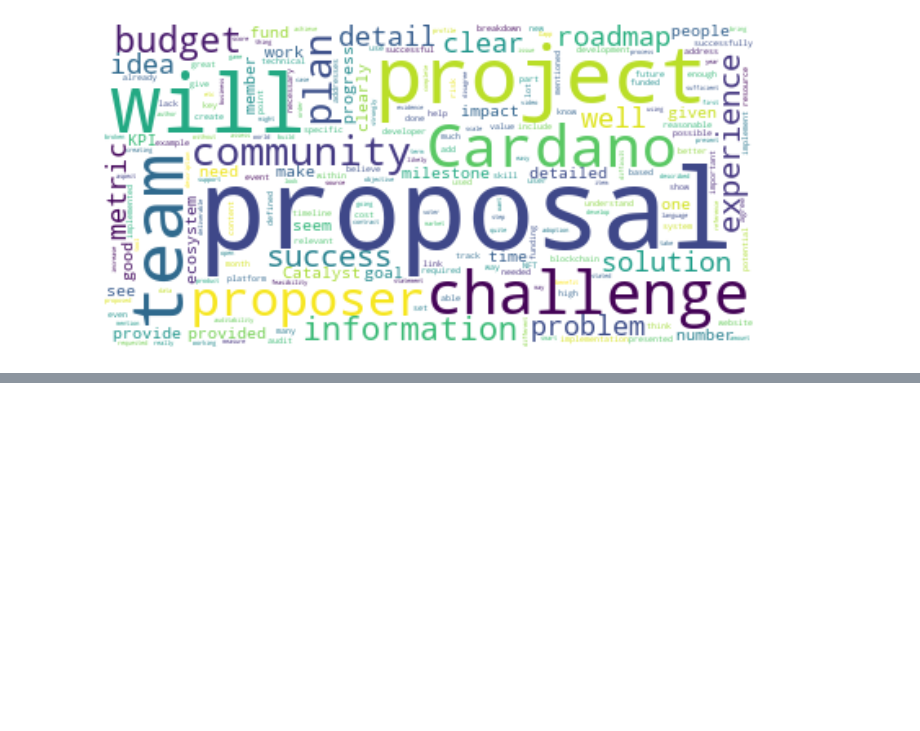
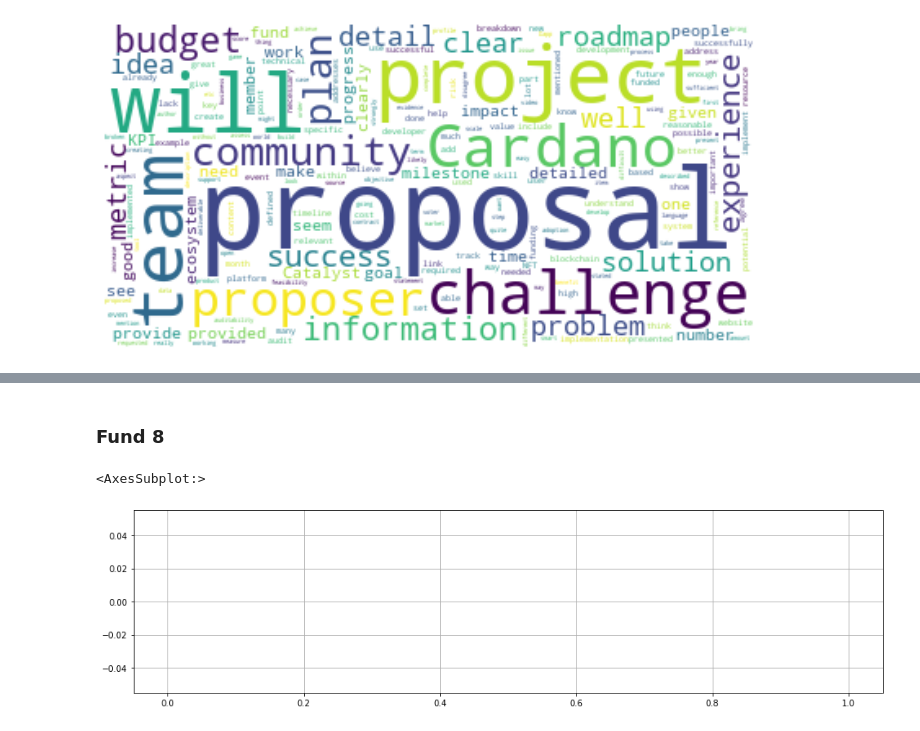
Before and after one commit to rodolfomiranda/ca_vca_stats, a Jupyter notebook: ca_vca_stats.ipynb, the cells around one changed output, grey strips where cells are left out. Cells and saved outputs as stored; diff of their text form; code cells hidden in the pictures; blank space fills up the shorter version.

```diff
--- a/ca_vca_stats.ipynb
+++ b/ca_vca_stats.ipynb
@@ -182,0 +238,7 @@ plt.show()
+# %% [markdown]
+### Fund 8
+# %%
+df[df.fund == 'F8']['bias'].hist(figsize=(16,4),bins=100)
+# %% [output]
+<AxesSubplot:>
+[figure, added]
```
Also changed, not shown: parts of 13 cells of this notebook, 5 other files.
